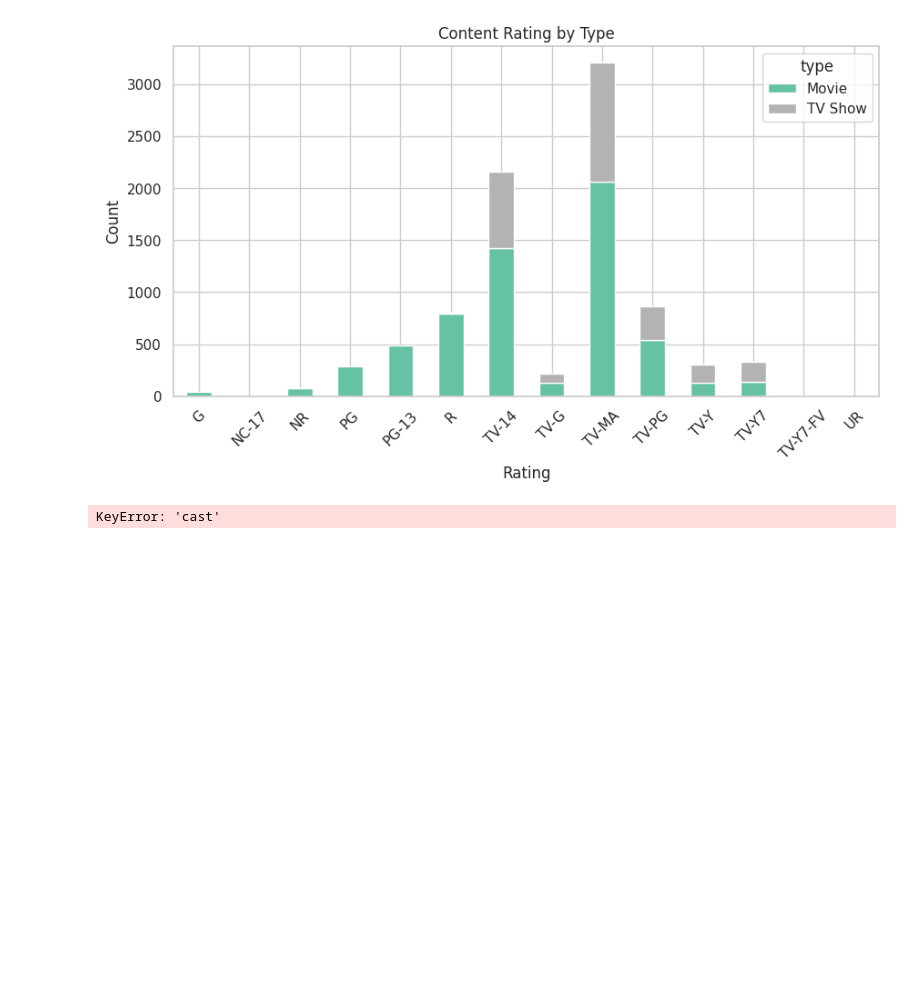
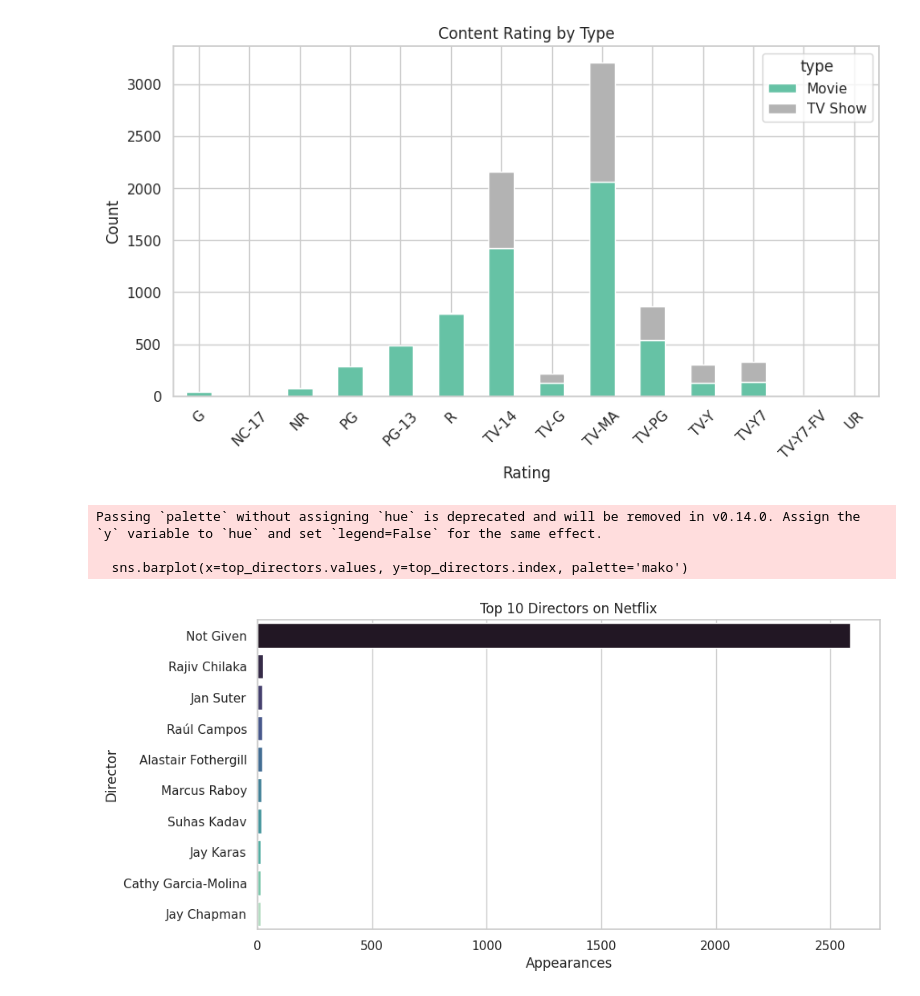
Before and after one commit to SnehPatel0804/Data-Analysis-Projects, a Jupyter notebook: Netflix_Analysis/Netflix__Analysis.ipynb, the cells around one changed output. Cells and saved outputs as stored; diff of their text form; code cells hidden in the pictures; blank space fills up the shorter version.

```diff
--- a/Netflix_Analysis/Netflix__Analysis.ipynb
+++ b/Netflix_Analysis/Netflix__Analysis.ipynb
@@ -229,18 +229,26 @@ plt.show()
 [figure]
 # %%
 # Create a list of all actors (cast column)
-data['cast'] = data['cast'].fillna('')
-data['actors'] = data['cast'].apply(lambda x: x.split(', '))
 
-# Flatten list of actors
-all_actors = sum(data['actors'], [])
-top_actors = pd.Series(all_actors).value_counts().head(10)
+data['director'] = data['director'].fillna('')
 
-# Plotting
-sns.barplot(x=top_actors.values, y=top_actors.index, palette='mako')
-plt.title("Top 10 Most Frequent Actors on Netflix")
+# Split multiple directors
+data['directors'] = data['director'].apply(lambda x: x.split(', '))
+
+# Flatten list
+all_directors = sum(data['directors'], [])
+
+# Get top 10
+top_directors = pd.Series(all_directors).value_counts().head(10)
+
+# Plot
+sns.barplot(x=top_directors.values, y=top_directors.index, palette='mako')
+plt.title("Top 10 Directors on Netflix")
 plt.xlabel("Appearances")
-plt.ylabel("Actor")
+plt.ylabel("Director")
 plt.show()
 # %% [output]
-KeyError: 'cast'
+Passing `palette` without assigning `hue` is deprecated and will be removed in v0.14.0. Assign the `y` variable to `hue` and set `legend=False` for the same effect.
+
+  sns.barplot(x=top_directors.values, y=top_directors.index, palette='mako')
+[figure, added]
```
